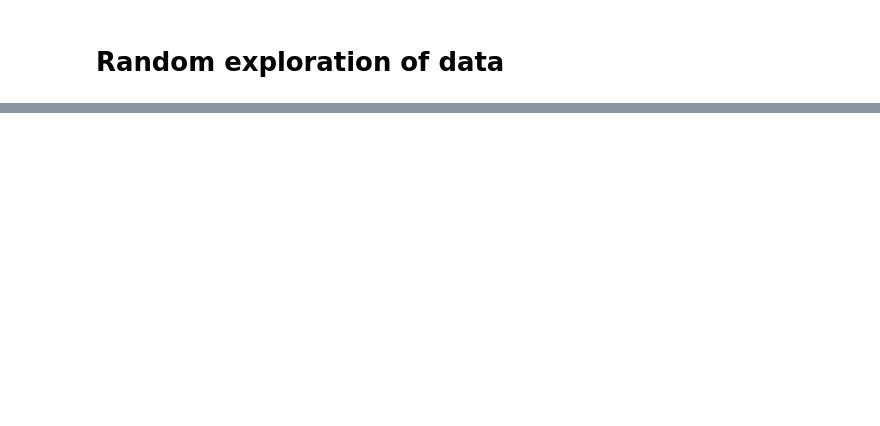
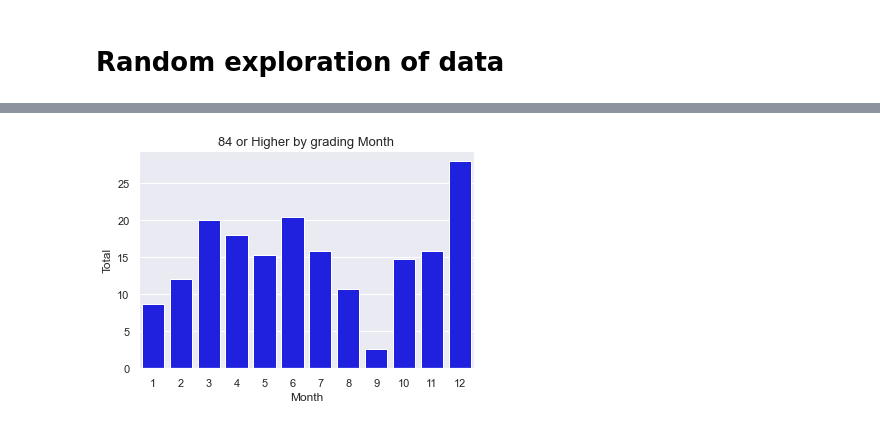
Before and after one commit to joshuamchavez2/Drivers-for-Excellent-Coffee, a Jupyter notebook: Random exploration of data.ipynb, the cells around one changed output, grey strips where cells are left out. Drawn from its saved outputs; the diff is of its cells as text; code cells hidden in the pictures; blank space fills up the shorter version.

```diff
--- a/Random exploration of data.ipynb
+++ b/Random exploration of data.ipynb
@@ -119,0 +118,9 @@ plt.show()
+# %%
+s = (df_rating.grading_month.value_counts()/train.grading_month.value_counts()*100).sort_values()
+ax = sns.barplot(s.index, s, color='blue')
+ax.set_title('84 or Higher by grading Month', fontsize = 13)
+sns.set(font_scale = 1)
+ax.set(xlabel='Month', ylabel='Total')
+plt.show()
+# %% [output]
+[figure, added]
```
Also changed, not shown: parts of 36 cells of this notebook, 4 other files.
